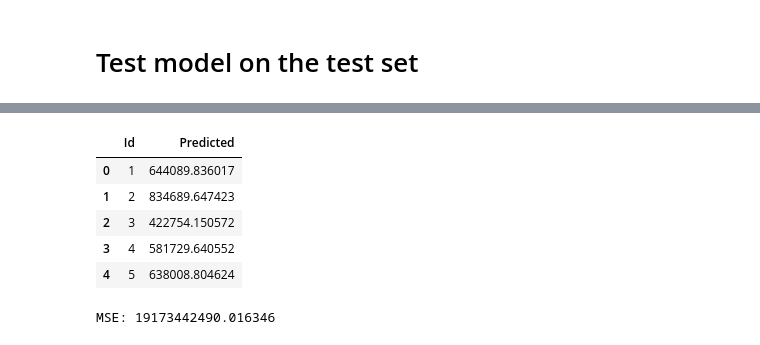
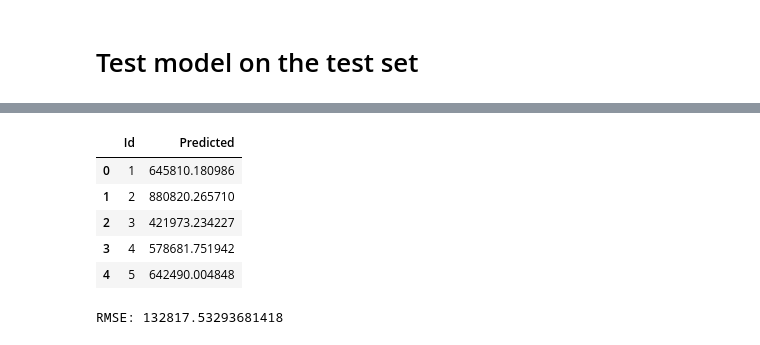
Before and after one commit to KieuSonTung/Data_Preparation, a Jupyter notebook: DataPreparationFinal/Data_Preparation_Final_LGBM2.ipynb, the cells around one changed output, grey strips where cells are left out. Drawn from its saved outputs; the diff is of its cells as text; code cells hidden in the pictures.

```diff
--- a/DataPreparationFinal/Data_Preparation_Final_LGBM2.ipynb
+++ b/DataPreparationFinal/Data_Preparation_Final_LGBM2.ipynb
@@ -438,5 +454,5 @@ memory usage: 703.2+ KB
 # %%
 train.drop(columns={'name', 'fuel', 'seller_type', 'transmission', 'owner',
-                    'brand', 'class_year'}, inplace=True)
+                    'brand', 'class_year', 'km_driven'}, inplace=True)
 train.head()
 # %% [output]
@@ -527,7 +541,8 @@ memory usage: 398.4 KB
 # %%
 lgbt = LGBMRegressor()
-param = {'num_leaves': (10, 20, 30, 50), 'n_estimators': (500, 600, 800), 'criterion': ['rmse'],
-         'learning_rate': (0.01, 0.05, 0.1), 'num_leaves': (20, 30, 50), 'max_depth': (7, 9, 11, 15)}
+param = {'num_leaves': (20, 30, 50), 'n_estimators': (5000, 7000), 'criterion': ['rmse'],
+         'learning_rate': (0.01, 0.05), 'num_leaves': (20, 30), 'max_depth': (9, 11, 15),
+         'random_state': [42]}
 reg_test = GridSearchCV(lgbt, param)
 reg_test.fit(X_train, y_train)
 reg_test.best_estimator_
@@ -547,11 +562,12 @@ R-squared: 0.9776441579378018
 # %%
-reg = LGBMRegressor(criterion='rmse', max_depth=15, n_estimators=1500, num_leaves=30)
+reg1 = LGBMRegressor(criterion='rmse', max_depth=7, n_estimators=10000, num_leaves=40,
+                    randsom_state=42, learning_rate=0.015, reg_lambda=0)
 
-reg.fit(X_train, y_train)
+reg1.fit(X_train, y_train)
 
-y_pred = reg.predict(X_test)
+y_pred = reg1.predict(X_test)
 
 print('MSE:', str(metrics.mean_squared_error(y_true=y_test, y_pred=y_pred)))
 print('RMSE:', str(metrics.mean_squared_error(y_true=y_test, y_pred=y_pred, squared=False)))
-print('R-squared:', str(reg.score(X_test, y_test)))
+print('R-squared:', str(reg1.score(X_test, y_test)))
 # %% [output]
@@ -657,12 +659,6 @@ Trans2 = test[['transmission']]
 Trans2 = pd.get_dummies(Trans2, drop_first=True)
 
 # Engine
-# df['engine'] = df['engine'].apply(lambda x: float(x.split()[0]))
-# mean_en = np.mean(df.engine)
-
-# test.engine = test.engine.fillna('0 CC')
-# test['engine'] = test['engine'].apply(lambda x: float(x.split()[0]))
-# test.engine = test.engine.replace(0, mean_en)
 
 test.engine = test.engine.apply(lambda x: str(x))
 test.engine = test[train.engine.notnull()].engine.apply(lambda x: x.split()[0]).astype('float64')
@@ -697,7 +693,7 @@ mean_torque = df[df.torque!=0].torque.mean()
 test.torque = test.torque.replace(0, mean_torque)
 
 # Final test dataset
-test.drop(columns={'Id', 'name', 'fuel', 'seller_type', 'transmission', 'owner', 'brand', 'rpm'}, inplace=True)
+test.drop(columns={'Id', 'name', 'fuel', 'seller_type', 'transmission', 'owner', 'brand', 'rpm', 'km_driven'}, inplace=True)
 ftest = pd.concat([test, Brand2, Fuel2, Seller2, Owner2], axis=1)
 
 ftest.head()
@@ -732,18 +731,18 @@ memory usage: 124.8 KB
 # %%
-predicted = reg2.predict(ftest)
+predicted = reg1.predict(ftest)
 Sample = pd.DataFrame(data={'Id': np.arange(1, ftest.shape[0]+1), 'Predicted': predicted})
 
 Sample.head()
 # %% [output]
 |  | Id | Predicted |
-| 0 | 1 | 644089.836017 |
-| 1 | 2 | 834689.647423 |
-| 2 | 3 | 422754.150572 |
-| 3 | 4 | 581729.640552 |
-| 4 | 5 | 638008.804624 |
+| 0 | 1 | 645810.180986 |
+| 1 | 2 | 880820.265710 |
+| 2 | 3 | 421973.234227 |
+| 3 | 4 | 578681.751942 |
+| 4 | 5 | 642490.004848 |
 # %%
 target = pd.read_csv('/content/drive/MyDrive/Colab Notebooks/data/target1.csv')
-print('MSE:', str(metrics.mean_squared_error(y_true=target.Predicted, y_pred=Sample.Predicted)))
+print('RMSE:', str(metrics.mean_squared_error(y_true=target.Predicted, y_pred=Sample.Predicted, squared=False)))
 # %% [output]
-MSE: 19173442490.016346
+RMSE: 132817.53293681418
 # %%
```
Also changed, not shown: parts of 22 cells of this notebook.
